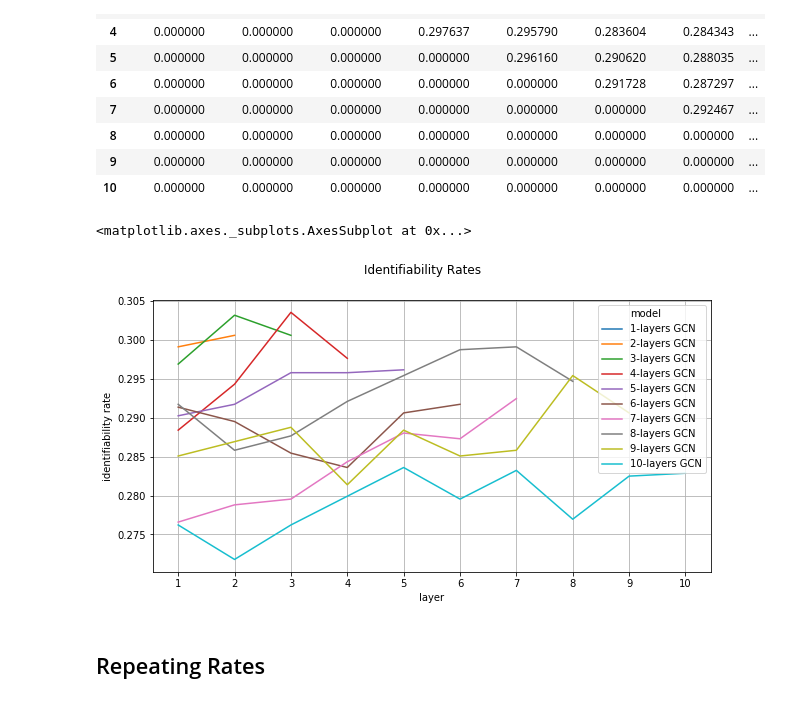
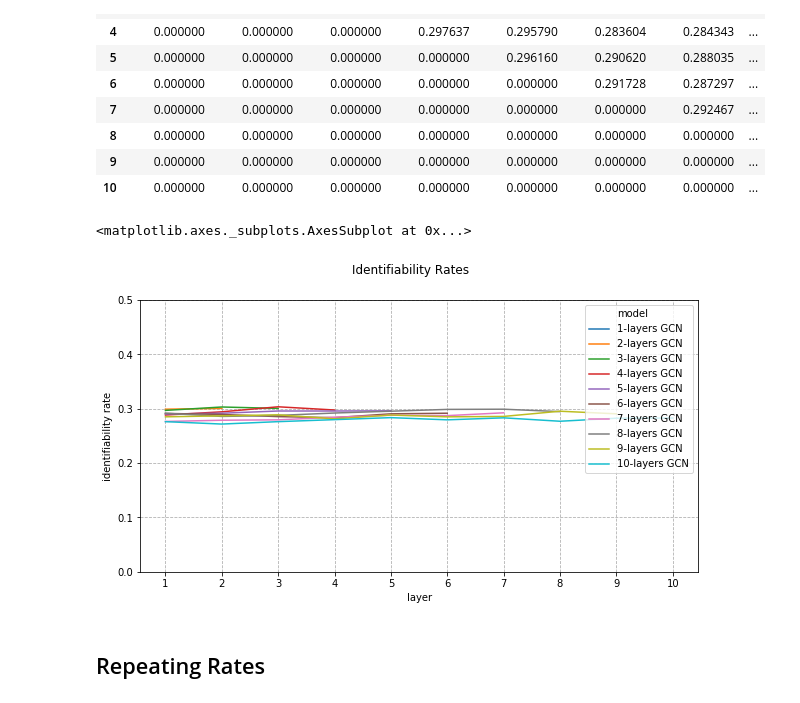
Before and after one commit to wwwfan628/gnn_visualization, a Jupyter notebook: notebooks/identifiability_visualization.ipynb, the cells around one changed output. Cells and saved outputs as stored; diff of their text form; code cells hidden in the pictures.

```diff
--- a/notebooks/identifiability_visualization.ipynb
+++ b/notebooks/identifiability_visualization.ipynb
@@ -46,12 +46,13 @@ id_line_df = pd.DataFrame({'identifiability rate': np.array(id_rates),
 # %%
 fig = plt.figure(figsize=(10,5))
 fig.suptitle('Identifiability Rates')
 plt.xticks(np.arange(1,max_layer+1,1))
-plt.grid()
+plt.grid(ls='--')
+plt.ylim(0,0.5)
 sns.lineplot(data=id_line_df, x='layer', y='identifiability rate', hue="model")
 # %% [output]
 <matplotlib.axes._subplots.AxesSubplot at 0x...>
-[figure, old version]
+[figure, new version]
 # %% [markdown]
 ## Repeating Rates
 # %%
```
Also changed, not shown: parts of 2 cells of this notebook, 8 other files.
